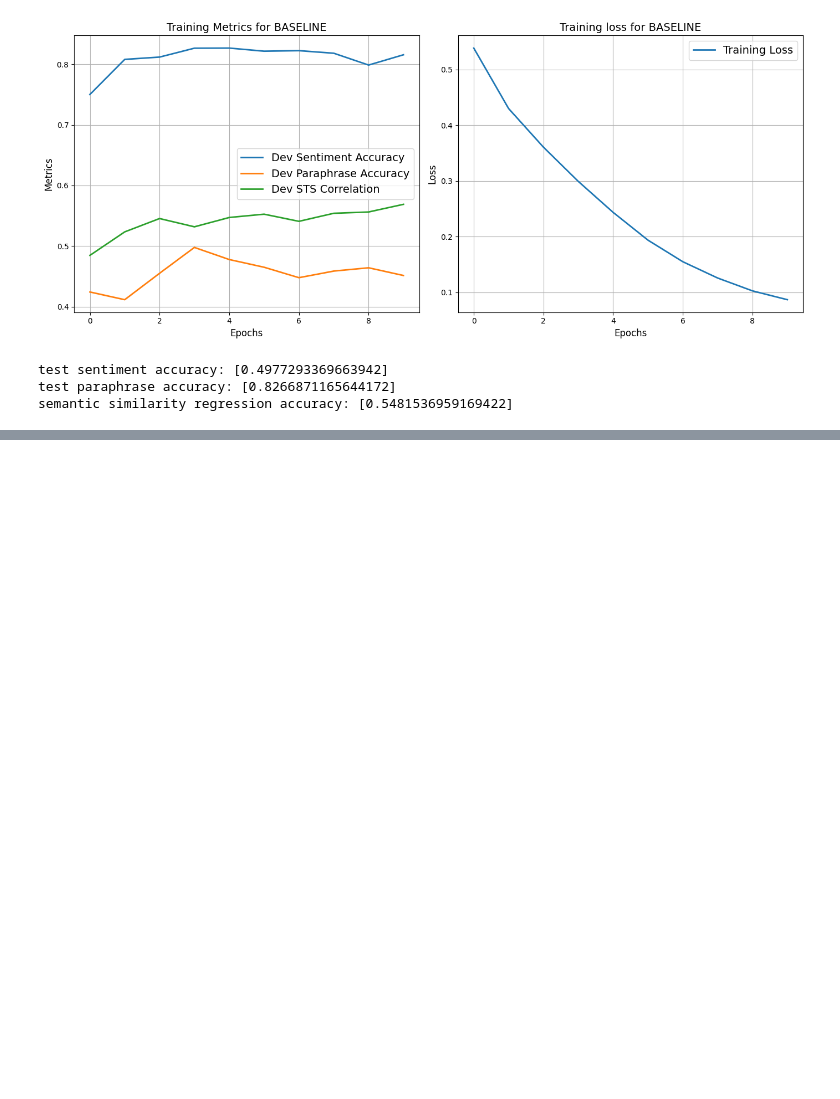
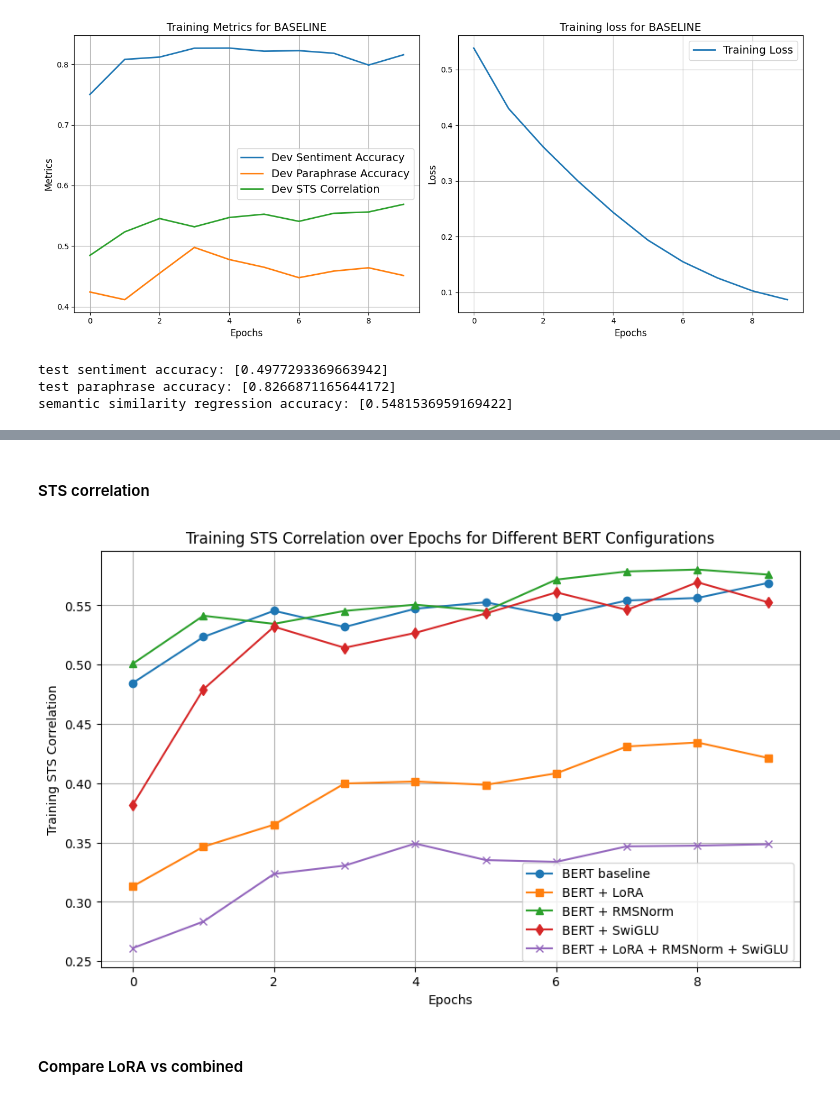
Before and after one commit to ntliam/cs310-minbert, a Jupyter notebook: multi_combined.ipynb, the cells around one changed output, grey strips where cells are left out. Cells and saved outputs as stored; diff of their text form; code cells hidden in the pictures; blank space fills up the shorter version.

```diff
--- a/multi_combined.ipynb
+++ b/multi_combined.ipynb
@@ -115,0 +210,22 @@ semantic similarity regression accuracy: [0.5481536959169422]
+# %% [markdown]
+#### STS correlation
+# %%
+# Plotting the training STS correlation for each model configuration
+plt.figure(figsize=(10, 6))
+
+plt.plot(epochs_0, train_sts_corr_0, label='BERT baseline', marker='o')
+plt.plot(epochs_1, train_sts_corr_1, label='BERT + LoRA', marker='s')
+plt.plot(epochs_2, train_sts_corr_2, label='BERT + RMSNorm', marker='^')
+plt.plot(epochs_3, train_sts_corr_3, label='BERT + SwiGLU', marker='d')
+plt.plot(epochs_4, train_sts_corr_4, label='BERT + LoRA + RMSNorm + SwiGLU', marker='x')
+
+plt.xlabel('Epochs')
+plt.ylabel('Training STS Correlation')
+plt.title('Training STS Correlation over Epochs for Different BERT Configurations')
+plt.legend()
+plt.grid(True)
+plt.show()
+# %% [output]
+[figure, added]
+# %% [markdown]
+#### Compare LoRA vs combined
```
Also changed, not shown: parts of 10 cells of this notebook, 14 other files.
